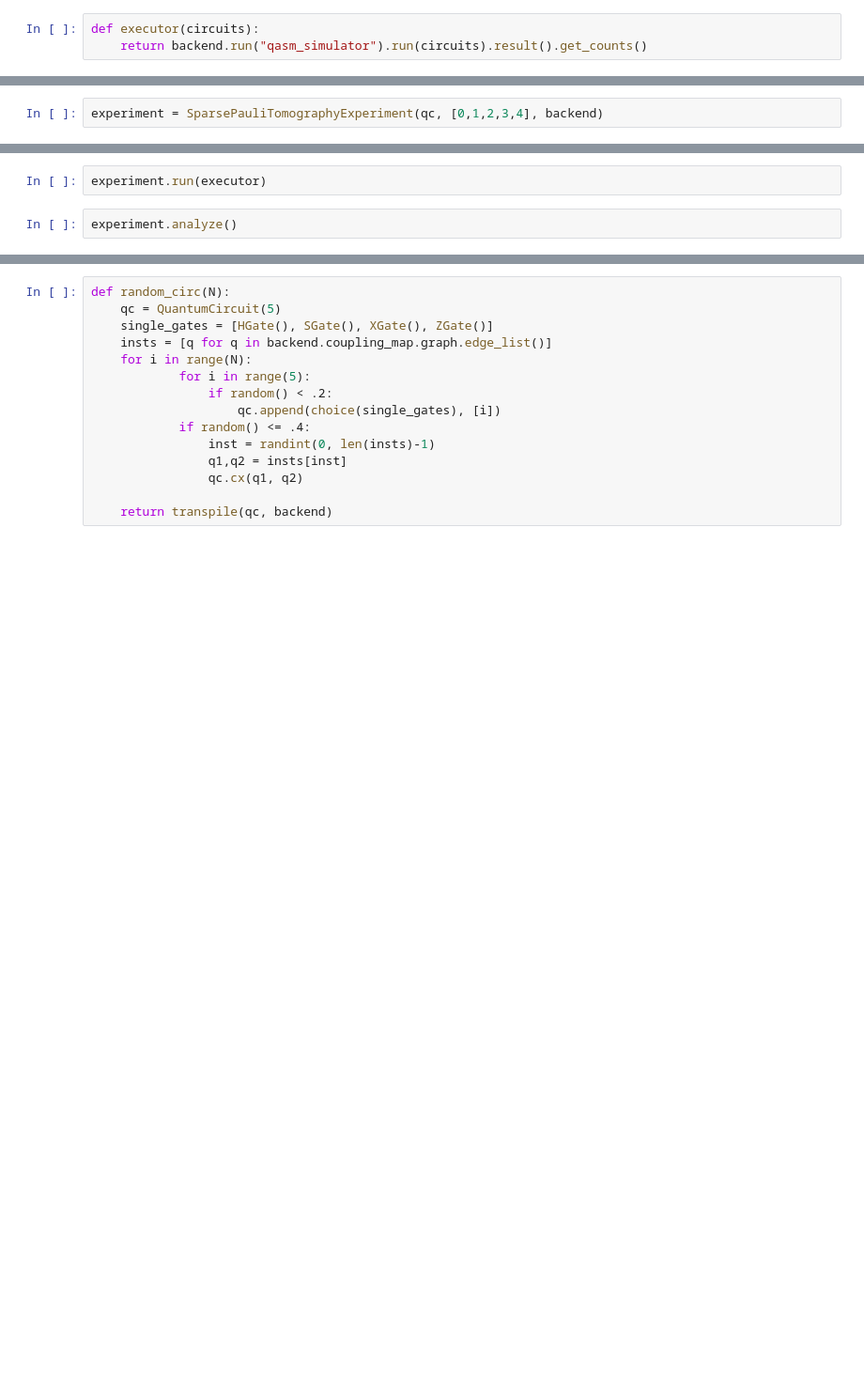
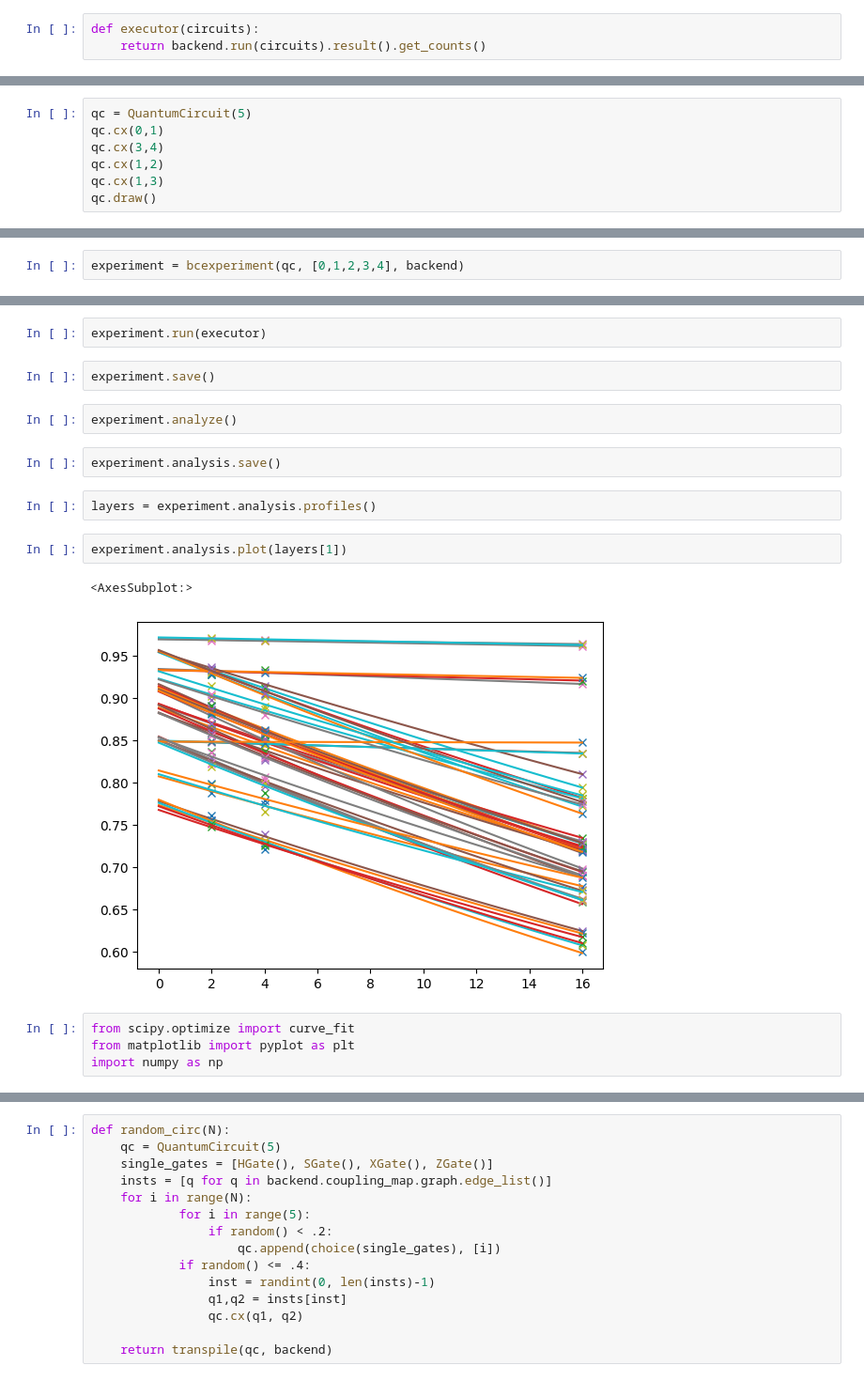
Before and after one commit to benmcdonough20/NEPEC_on_Hardware, a Jupyter notebook: ArbitraryCircuit/tester.ipynb, the cells around one changed output, grey strips where cells are left out. Shown: that part at 94% size. Saved outputs shown, nothing was run; the diff lists cells and outputs as text; blank space fills up the shorter version.

Commit message:
Data analysis procedure

```diff
--- a/ArbitraryCircuit/tester.ipynb
+++ b/ArbitraryCircuit/tester.ipynb
@@ -9,3 +18,3 @@ backend = FakeVigoV2()
 # %%
 def executor(circuits):
-    return backend.run("qasm_simulator").run(circuits).result().get_counts()
+    return backend.run(circuits).result().get_counts()
@@ -34,0 +21,7 @@ from experiment import SparsePauliTomographyExperiment
+# %%
+qc = QuantumCircuit(5)
+qc.cx(0,1)
+qc.cx(3,4)
+qc.cx(1,2)
+qc.cx(1,3)
+qc.draw()
@@ -35,3 +39,3 @@ from experiment import SparsePauliTomographyExperiment
 # %%
-experiment = SparsePauliTomographyExperiment(qc, [0,1,2,3,4], backend)
+experiment = bcexperiment(qc, [0,1,2,3,4], backend)
 # %%
@@ -39,4 +43,19 @@ experiment.generate(1,1, [2])
 # %%
 experiment.run(executor)
+# %%
+experiment.save()
 # %%
 experiment.analyze()
+# %%
+experiment.analysis.save()
+# %%
+layers = experiment.analysis.profiles()
+# %%
+experiment.analysis.plot(layers[1])
+# %% [output]
+<AxesSubplot:>
+[figure, added]
+# %%
+from scipy.optimize import curve_fit
+from matplotlib import pyplot as plt
+import numpy as np
```
Also changed, not shown: parts of 13 cells of this notebook, 22 other files.
